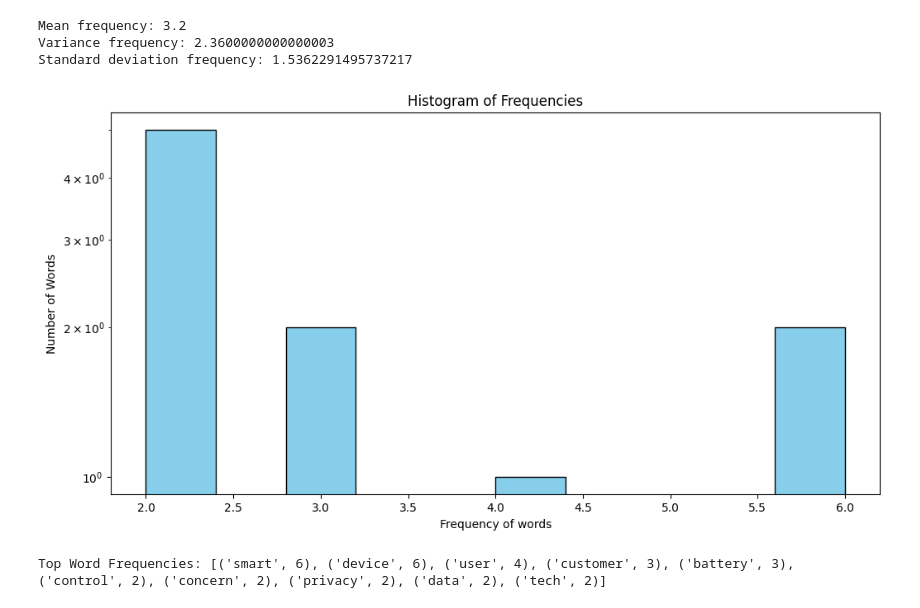
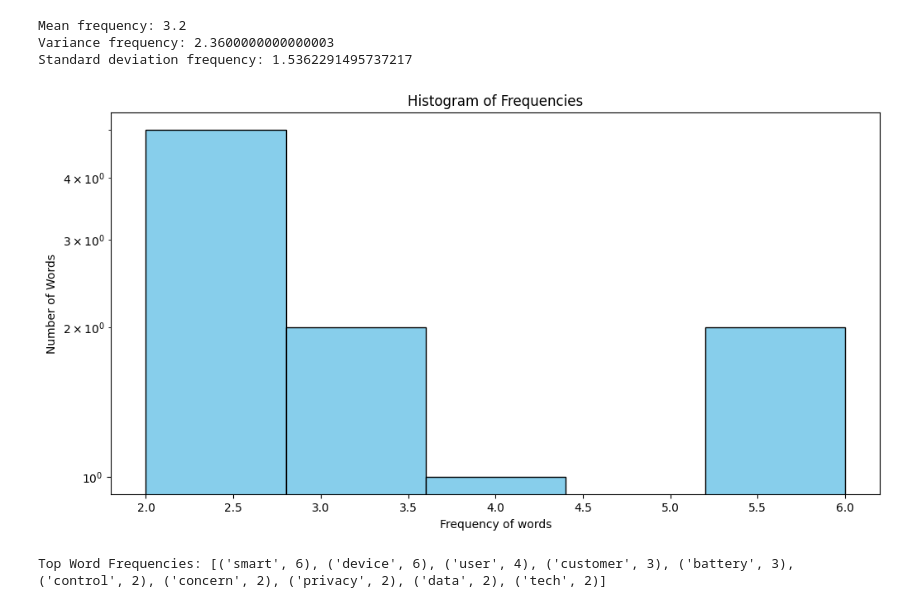
Before and after one commit to samwanyua/NLP-in-Python, a Jupyter notebook: analyzing_word_frequencies_in_text.ipynb, the cells around one changed output. Drawn from its saved outputs; the diff is of its cells as text; code cells hidden in the pictures.

```diff
--- a/analyzing_word_frequencies_in_text.ipynb
+++ b/analyzing_word_frequencies_in_text.ipynb
@@ -197,15 +197,15 @@ Standard deviation frequency: 1.5362291495737217
 # %%
 import matplotlib.pyplot as plt
 # Plot histogram of word frequencies
 plt.figure(figsize=(12,6))
-plt.hist(frequencies, bins=10, color='skyblue', edgecolor='black')
+plt.hist(frequencies, bins=5, color='skyblue', edgecolor='black')
 plt.title('Histogram of Frequencies')
 plt.xlabel('Frequency of words')
 plt.ylabel('Number of Words')
 plt.yscale('log')
 plt.show()
 # %% [output]
-[figure, old version]
+[figure, new version]
 # %%
 # Visualization - word cloud and frequency distribution
 def visualize_word_frequencies(text):
```
